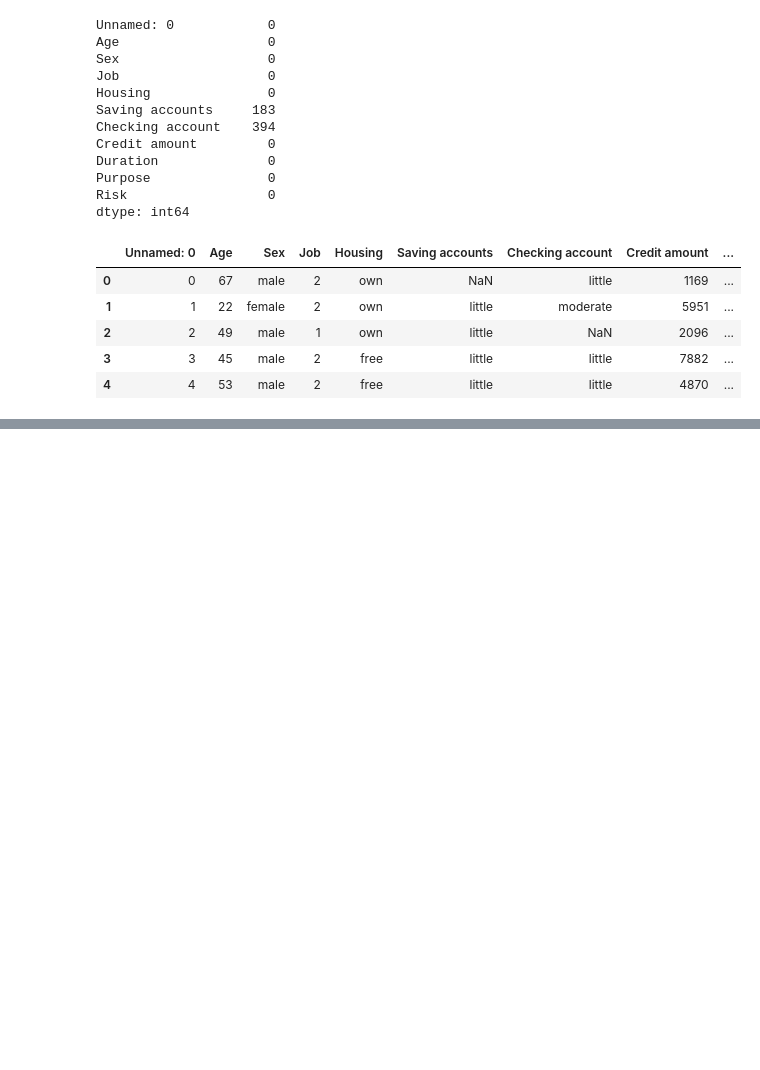
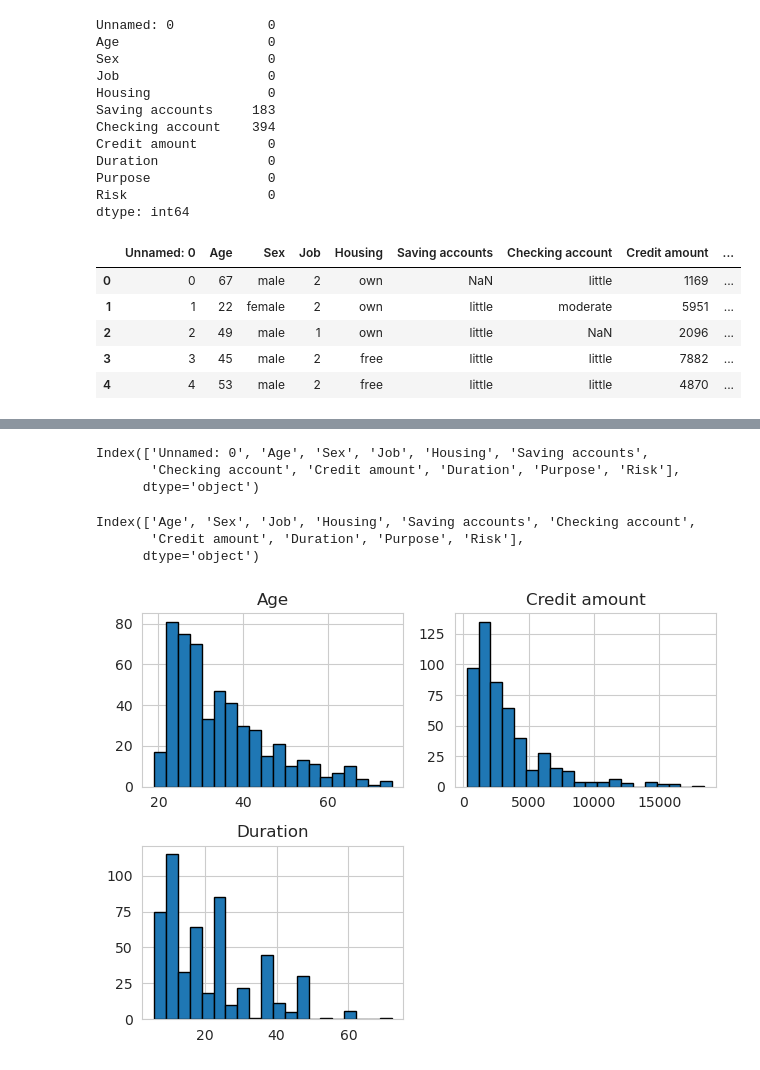
Before and after one commit to mmiskatul/Credit-Risk-Model, a Jupyter notebook: Analysis-data.ipynb, the cells around one changed output, grey strips where cells are left out. Saved outputs shown, nothing was run; the diff lists cells and outputs as text; code cells hidden in the pictures; blank space fills up the shorter version.

Commit message:
drop a column and plot the numerical columns

```diff
--- a/Analysis-data.ipynb
+++ b/Analysis-data.ipynb
@@ -56,0 +123,2 @@ df.head()
+# %%
+df =df.dropna().reset_index(drop=True)
@@ -56,0 +150,22 @@ df.head()
+# %%
+df.columns
+# %% [output]
+Index(['Unnamed: 0', 'Age', 'Sex', 'Job', 'Housing', 'Saving accounts',
+       'Checking account', 'Credit amount', 'Duration', 'Purpose', 'Risk'],
+      dtype='object')
+# %%
+df.drop(columns='Unnamed: 0' ,inplace=True)
+# %%
+df.columns
+# %% [output]
+Index(['Age', 'Sex', 'Job', 'Housing', 'Saving accounts', 'Checking account',
+       'Credit amount', 'Duration', 'Purpose', 'Risk'],
+      dtype='object')
+# %%
+df[['Age','Credit amount','Duration']].hist(bins=20,edgecolor = "black")
+
+plt.title('Distribution of Numerical Features',fontsize=14)
+plt.tight_layout()
+plt.show()
+# %% [output]
+[figure, added]
```
Also changed, not shown: parts of 8 cells of this notebook.
